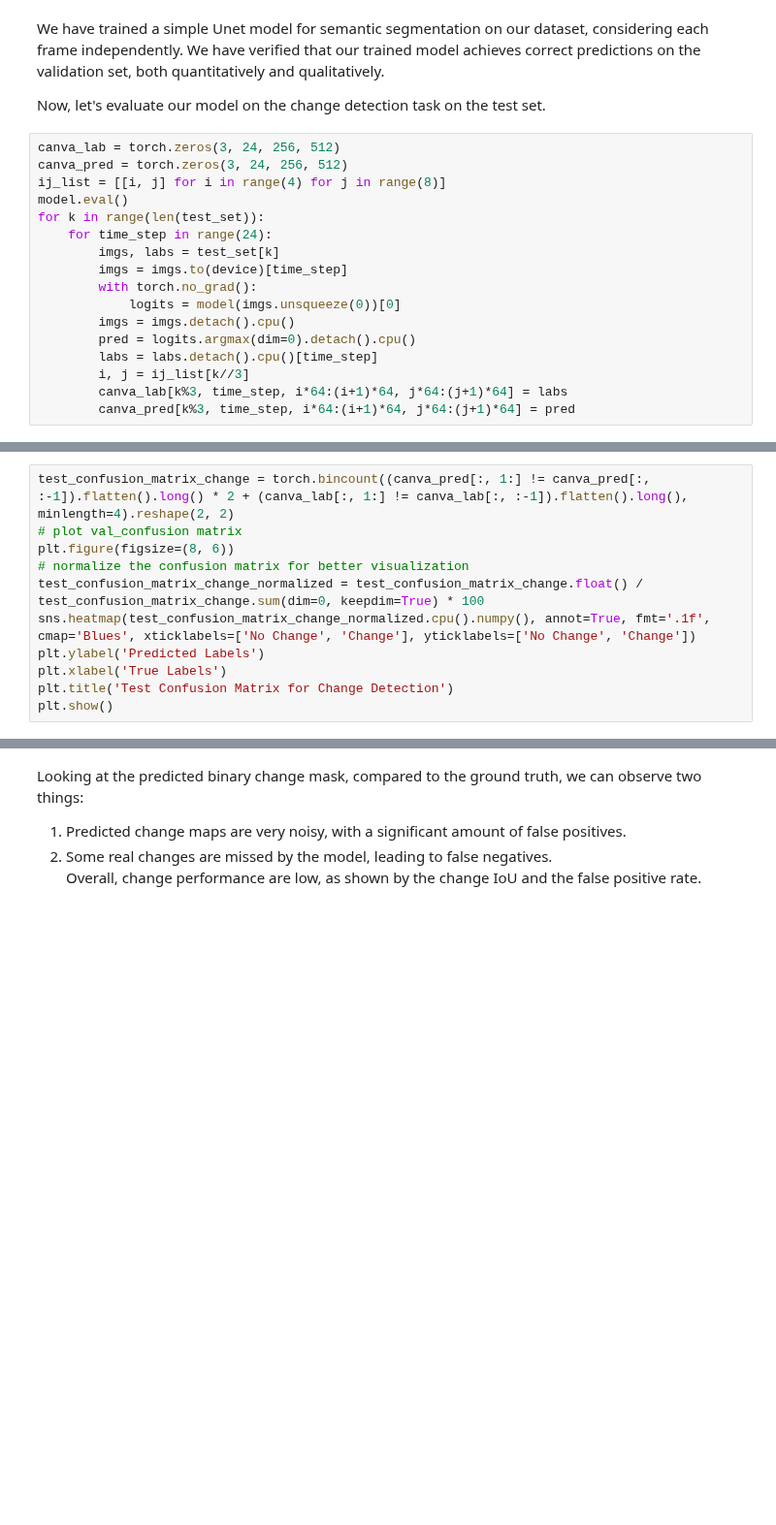
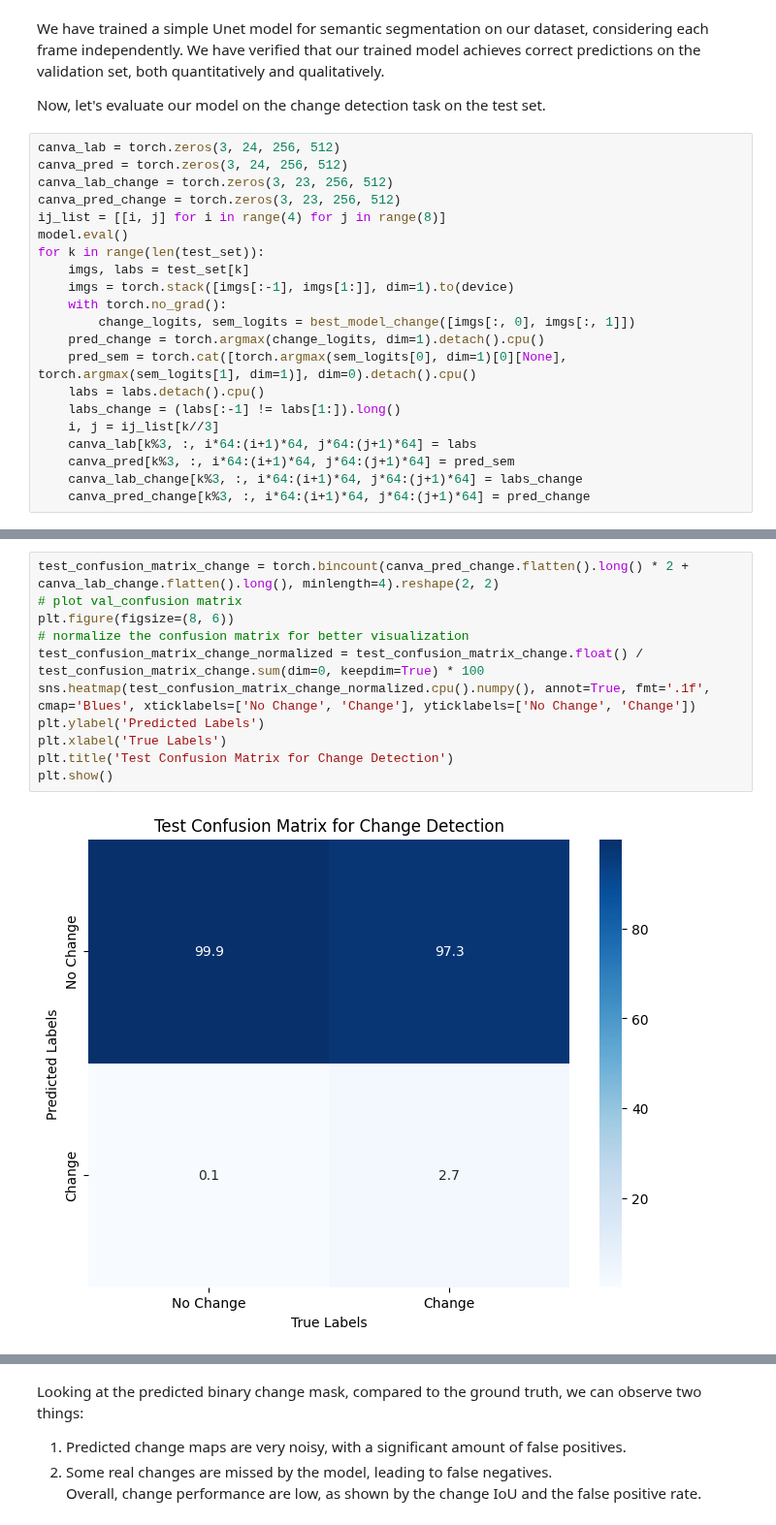
Before and after one commit to ElliotVincent/iadf_tutorial, a Jupyter notebook: tutorial_2.ipynb, the cells around one changed output, grey strips where cells are left out. Shown at 97% size. Cells and saved outputs as stored; diff of their text form; blank space fills up the shorter version.

```diff
--- a/tutorial_2.ipynb
+++ b/tutorial_2.ipynb
@@ -407,20 +465,24 @@ Now, let's evaluate our model on the change detection task on the test set.
 # %%
 canva_lab = torch.zeros(3, 24, 256, 512)
 canva_pred = torch.zeros(3, 24, 256, 512)
+canva_lab_change = torch.zeros(3, 23, 256, 512)
+canva_pred_change = torch.zeros(3, 23, 256, 512)
 ij_list = [[i, j] for i in range(4) for j in range(8)]
 model.eval()
 for k in range(len(test_set)):
-    for time_step in range(24):
-        imgs, labs = test_set[k]
-        imgs = imgs.to(device)[time_step]
-        with torch.no_grad():
-            logits = model(imgs.unsqueeze(0))[0]
-        imgs = imgs.detach().cpu()
-        pred = logits.argmax(dim=0).detach().cpu()
-        labs = labs.detach().cpu()[time_step]
-        i, j = ij_list[k//3]
-        canva_lab[k%3, time_step, i*64:(i+1)*64, j*64:(j+1)*64] = labs
-        canva_pred[k%3, time_step, i*64:(i+1)*64, j*64:(j+1)*64] = pred
+    imgs, labs = test_set[k]
+    imgs = torch.stack([imgs[:-1], imgs[1:]], dim=1).to(device)
+    with torch.no_grad():
+        change_logits, sem_logits = best_model_change([imgs[:, 0], imgs[:, 1]])
+    pred_change = torch.argmax(change_logits, dim=1).detach().cpu()
+    pred_sem = torch.cat([torch.argmax(sem_logits[0], dim=1)[0][None], torch.argmax(sem_logits[1], dim=1)], dim=0).detach().cpu()
+    labs = labs.detach().cpu()
+    labs_change = (labs[:-1] != labs[1:]).long()
+    i, j = ij_list[k//3]
+    canva_lab[k%3, :, i*64:(i+1)*64, j*64:(j+1)*64] = labs
+    canva_pred[k%3, :, i*64:(i+1)*64, j*64:(j+1)*64] = pred_sem
+    canva_lab_change[k%3, :, i*64:(i+1)*64, j*64:(j+1)*64] = labs_change
+    canva_pred_change[k%3, :, i*64:(i+1)*64, j*64:(j+1)*64] = pred_change
 # %%
 test_confusion_matrix = torch.bincount(canva_pred.flatten().long() * 3 + canva_lab.flatten().long(), minlength=9).reshape(3, 3)
 # plot val_confusion matrix
@@ -435,14 +499,16 @@ plt.show()
 # %%
-test_confusion_matrix_change = torch.bincount((canva_pred[:, 1:] != canva_pred[:, :-1]).flatten().long() * 2 + (canva_lab[:, 1:] != canva_lab[:, :-1]).flatten().long(), minlength=4).reshape(2, 2)
+test_confusion_matrix_change = torch.bincount(canva_pred_change.flatten().long() * 2 + canva_lab_change.flatten().long(), minlength=4).reshape(2, 2)
 # plot val_confusion matrix
 plt.figure(figsize=(8, 6))
 # normalize the confusion matrix for better visualization
 test_confusion_matrix_change_normalized = test_confusion_matrix_change.float() / test_confusion_matrix_change.sum(dim=0, keepdim=True) * 100
 sns.heatmap(test_confusion_matrix_change_normalized.cpu().numpy(), annot=True, fmt='.1f', cmap='Blues', xticklabels=['No Change', 'Change'], yticklabels=['No Change', 'Change'])
 plt.ylabel('Predicted Labels')
 plt.xlabel('True Labels')
 plt.title('Test Confusion Matrix for Change Detection')
 plt.show()
+# %% [output]
+[figure, added]
 # %%
 for aoi_id, aoi in enumerate([aoi_1_images, aoi_2_images, aoi_3_images]):
     plt.figure(figsize=(15, 5))
```
Also changed, not shown: parts of 12 cells of this notebook.
